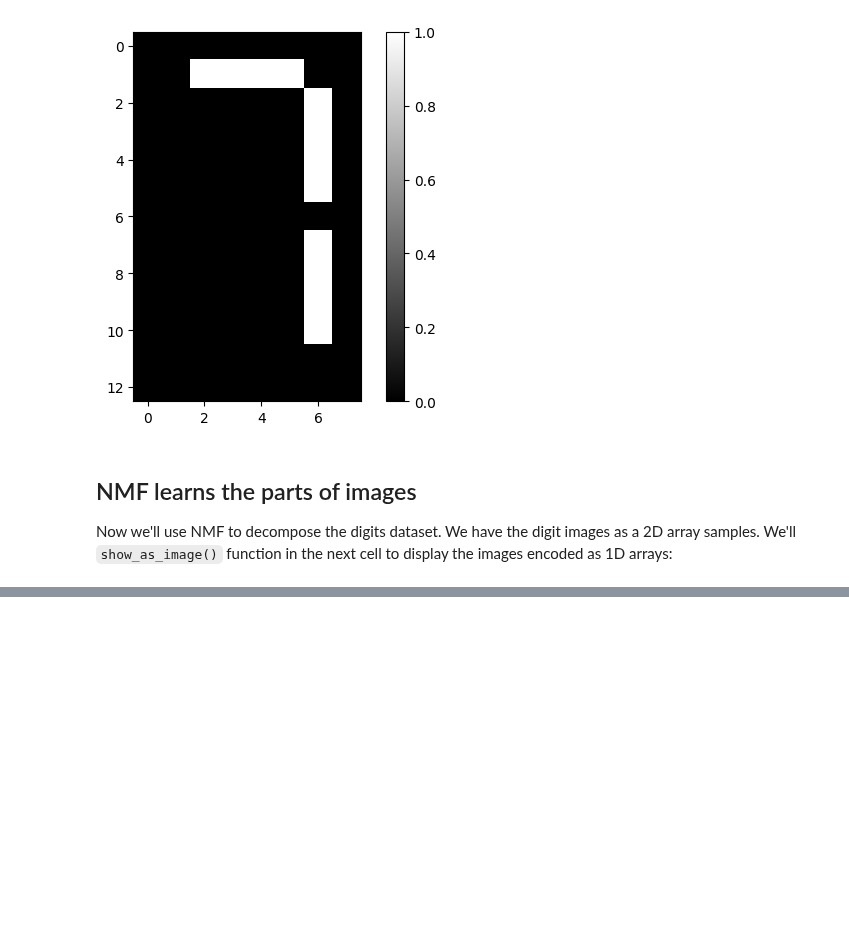
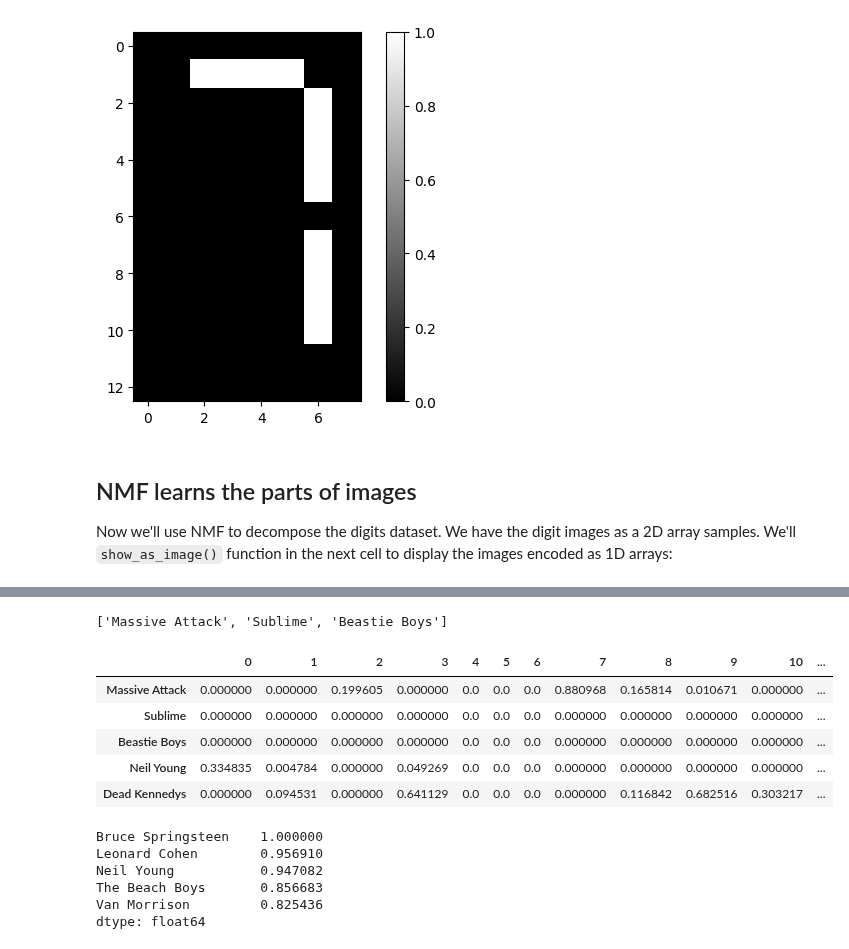
Before and after one commit to MichaelSzczepaniak/DataCamp, a Jupyter notebook: Tracks/Associate Data Scientist/34 Unsupervised Learning in Python/UnsuperInPython.ipynb, the cells around one changed output, grey strips where cells are left out. Drawn from its saved outputs; the diff is of its cells as text; code cells hidden in the pictures; blank space fills up the shorter version.

Commit message:
add last section using nmf to recommend musical artists

```diff
--- a/Tracks/Associate Data Scientist/34 Unsupervised Learning in Python/UnsuperInPython.ipynb
+++ b/Tracks/Associate Data Scientist/34 Unsupervised Learning in Python/UnsuperInPython.ipynb
@@ -1016,0 +1163,20 @@ print(digit_features)
+# %%
+# necessary imports - 1st 2 done already in earlier cells
+# from sklearn.decomposition import NMF
+# from sklearn.pipeline import make_pipeline
+from sklearn.preprocessing import Normalizer, MaxAbsScaler
+
+# Create a MaxAbsScaler
+scaler = MaxAbsScaler()
+
+# Create an NMF model
+nmf = NMF(n_components=20)
+
+# Create a Normalize
+normalizer = Normalizer()
+
+# Create a pipeline: pipeline
+pipeline = make_pipeline(scaler, nmf, normalizer)
+
+# Apply fit_transform to artists
+norm_features = pipeline.fit_transform(artists)
@@ -1016,0 +1187,38 @@ print(digit_features)
+# %%
+# read the artist data into a list
+with open('./data/Musical artists/artists.csv', mode='r') as file:
+    artist_names = file.readlines()
+    artist_names = [x.strip() for x in artist_names]
+
+artist_names[:3]
+# %% [output]
+['Massive Attack', 'Sublime', 'Beastie Boys']
+# %%
+df = pd.DataFrame(norm_features, index=artist_names)
+df.head()
+# %% [output]
+|  | 0 | 1 | 2 | 3 | 4 | 5 | 6 | 7 | 8 | 9 | 10 | ... |
+| Massive Attack | 0.000000 | 0.000000 | 0.199605 | 0.000000 | 0.0 | 0.0 | 0.0 | 0.880968 | 0.165814 | 0.010671 | 0.000000 | ... |
+| Sublime | 0.000000 | 0.000000 | 0.000000 | 0.000000 | 0.0 | 0.0 | 0.0 | 0.000000 | 0.000000 | 0.000000 | 0.000000 | ... |
+| Beastie Boys | 0.000000 | 0.000000 | 0.000000 | 0.000000 | 0.0 | 0.0 | 0.0 | 0.000000 | 0.000000 | 0.000000 | 0.000000 | ... |
+| Neil Young | 0.334835 | 0.004784 | 0.000000 | 0.049269 | 0.0 | 0.0 | 0.0 | 0.000000 | 0.000000 | 0.000000 | 0.000000 | ... |
+| Dead Kennedys | 0.000000 | 0.094531 | 0.000000 | 0.641129 | 0.0 | 0.0 | 0.0 | 0.000000 | 0.116842 | 0.682516 | 0.303217 | ... |
+# %%
+# Create a DataFrame: df
+df = pd.DataFrame(norm_features, index=artist_names)
+
+# Select row of 'Bruce Springsteen': artist
+artist = df.loc['Bruce Springsteen']
+
+# Compute cosine similarities: similarities
+similarities = df.dot(artist)
+
+# Display those with highest cosine similarity
+print(similarities.nlargest())
+# %% [output]
+Bruce Springsteen    1.000000
+Leonard Cohen        0.956910
+Neil Young           0.947082
+The Beach Boys       0.856683
+Van Morrison         0.825436
+dtype: float64
```
Also changed, not shown: parts of 22 cells of this notebook, 3 other files.
